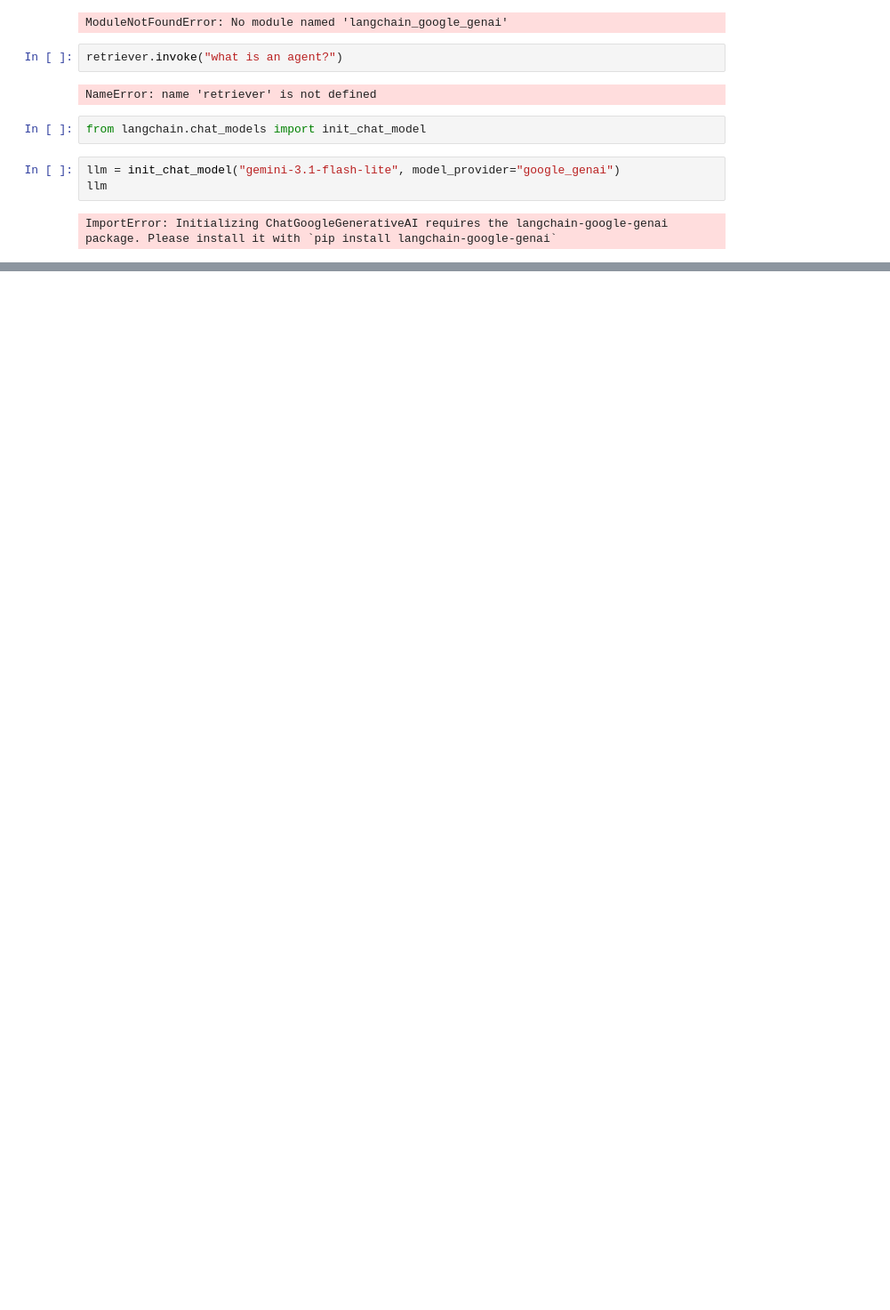
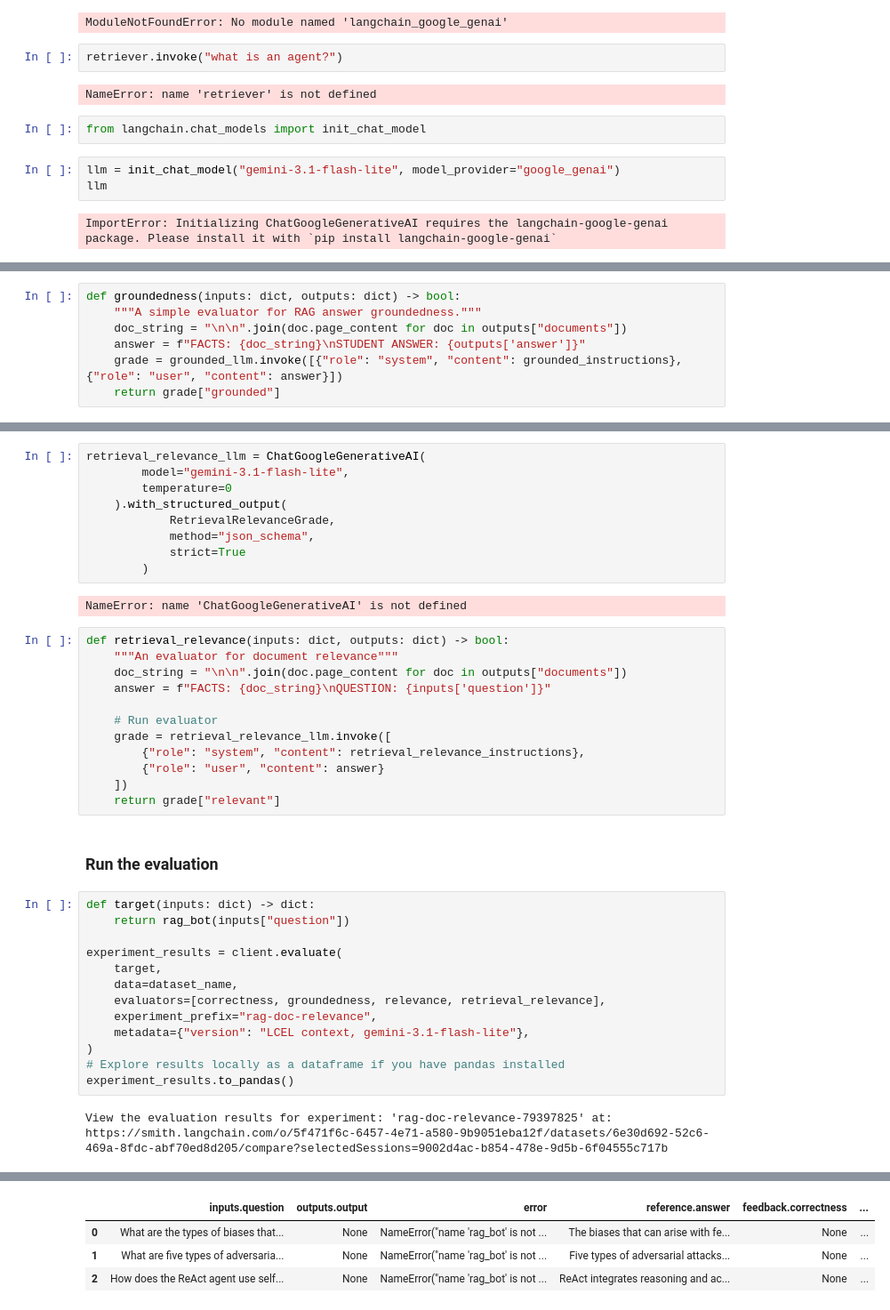
Before and after one commit to Tarushiiiii/agentic-ai, a Jupyter notebook: ChatBot/rag_evaluation.ipynb, the cells around one changed output, grey strips where cells are left out. Shown at 89% size. Saved outputs shown, nothing was run; the diff lists cells and outputs as text; blank space fills up the shorter version.

Commit message:
implemented multiple evaluation metrics

```diff
--- a/ChatBot/rag_evaluation.ipynb
+++ b/ChatBot/rag_evaluation.ipynb
@@ -214,0 +406,7 @@ def rag_bot(question: str) -> dict:
+# %%
+def groundedness(inputs: dict, outputs: dict) -> bool:
+    """A simple evaluator for RAG answer groundedness."""
+    doc_string = "\n\n".join(doc.page_content for doc in outputs["documents"])
+    answer = f"FACTS: {doc_string}\nSTUDENT ANSWER: {outputs['answer']}"
+    grade = grounded_llm.invoke([{"role": "system", "content": grounded_instructions}, {"role": "user", "content": answer}])
+    return grade["grounded"]
@@ -214,0 +437,41 @@ def rag_bot(question: str) -> dict:
+# %%
+retrieval_relevance_llm = ChatGoogleGenerativeAI(
+        model="gemini-3.1-flash-lite",
+        temperature=0
+    ).with_structured_output(
+            RetrievalRelevanceGrade,
+            method="json_schema",
+            strict=True
+        )
+# %% [output]
+NameError: name 'ChatGoogleGenerativeAI' is not defined
+# %%
+def retrieval_relevance(inputs: dict, outputs: dict) -> bool:
+    """An evaluator for document relevance"""
+    doc_string = "\n\n".join(doc.page_content for doc in outputs["documents"])
+    answer = f"FACTS: {doc_string}\nQUESTION: {inputs['question']}"
+
+    # Run evaluator
+    grade = retrieval_relevance_llm.invoke([
+        {"role": "system", "content": retrieval_relevance_instructions},
+        {"role": "user", "content": answer}
+    ])
+    return grade["relevant"]
+# %% [markdown]
+### Run the evaluation
+# %%
+def target(inputs: dict) -> dict:
+    return rag_bot(inputs["question"])
+
+experiment_results = client.evaluate(
+    target,
+    data=dataset_name,
+    evaluators=[correctness, groundedness, relevance, retrieval_relevance],
+    experiment_prefix="rag-doc-relevance",
+    metadata={"version": "LCEL context, gemini-3.1-flash-lite"},
+)
+# Explore results locally as a dataframe if you have pandas installed
+experiment_results.to_pandas()
+# %% [output]
+View the evaluation results for experiment: 'rag-doc-relevance-79397825' at:
+https://smith.langchain.com/o/5f471f6c-6457-4e71-a580-9b9051eba12f/datasets/6e30d692-52c6-469a-8fdc-abf70ed8d205/compare?selectedSessions=9002d4ac-b854-478e-9d5b-6f04555c717b
@@ -214,0 +495,4 @@ def rag_bot(question: str) -> dict:
+|  | inputs.question | outputs.output | error | reference.answer | feedback.correctness | ... |
+| 0 | What are the types of biases that... | None | NameError("name 'rag_bot' is not ... | The biases that can arise with fe... | None | ... |
+| 1 | What are five types of adversaria... | None | NameError("name 'rag_bot' is not ... | Five types of adversarial attacks... | None | ... |
+| 2 | How does the ReAct agent use self... | None | NameError("name 'rag_bot' is not ... | ReAct integrates reasoning and ac... | None | ... |
```
Also changed, not shown: parts of 20 cells of this notebook, 1 other file.
